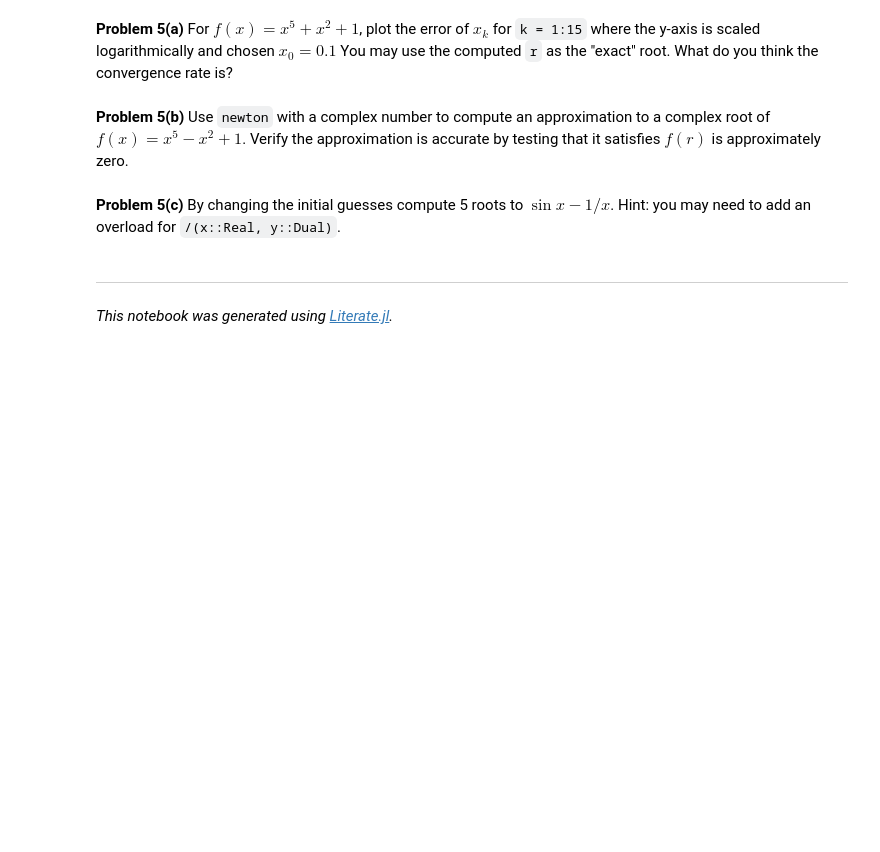
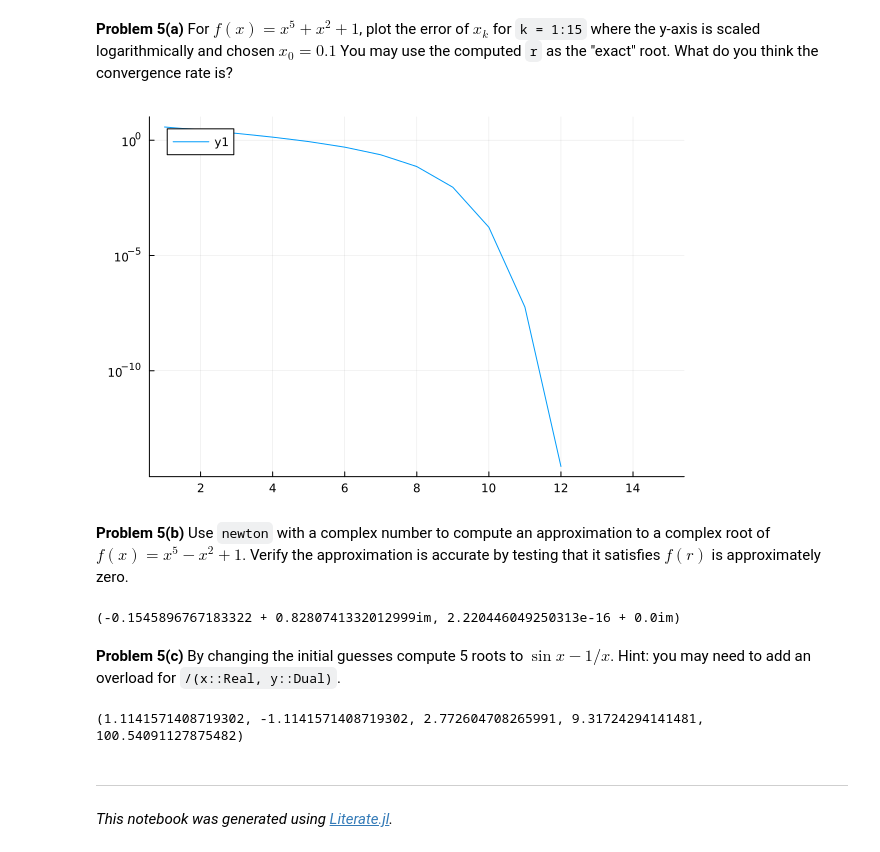
Before and after one commit to wx1424/MATH50003NumericalAnalysis, a Jupyter notebook: labs/lab2.ipynb, the cells around one changed output. Cells and saved outputs as stored; diff of their text form; code cells hidden in the pictures; blank space fills up the shorter version.

```diff
--- a/labs/lab2.ipynb
+++ b/labs/lab2.ipynb
@@ -532,6 +569,10 @@ y-axis is scaled logarithmically and chosen $x_0 = 0.1$ You may
 use the computed `r` as the "exact" root. What do you think the convergence rate is?
 # %%
 # TODO: compute and plot the error of `newton(f, 0.1, k)` for `k = 1:15`
+errs = [nanabs(newton(f, 0.1, j) - r) for j=1:15]
+plot([k for k=1:15], errs, yscale=:log10)
+# %% [output]
+[figure, added]
 # %% [markdown]
 **Problem 5(b)** Use `newton` with a complex number to compute
 an approximation to a complex root of $f(x) = x^5 - x^2 + 1$.
@@ -539,6 +580,10 @@ Verify the approximation is accurate by testing that it satisfies $f(r)$
 is approximately zero.
 # %%
 # TODO: By making the initial guess complex find a complex root.
+t = newton(f, im, 100)
+t, f(t)
+# %% [output]
+(-0.1545896767183322 + 0.8280741332012999im, 2.220446049250313e-16 + 0.0im)
 # %% [markdown]
 **Problem 5(c)** By changing the initial guesses compute 5 roots to
 $\sin x - 1/x$. Hint: you may need to add an overload for `/(x::Real, y::Dual)`.
@@ -547,3 +590,16 @@ $\sin x - 1/x$. Hint: you may need to add an overload for `/(x::Real, y::Dual)`.
+# %%
+# TODO: Use newton to compute roots of sin(x) - 1/x.
+p = x -> sin(x) - 1/x
+/(x::Real, y::Dual) = /(Dual(x), y)
+
+a1 = newton(p, 1, 100)
+a2 = newton(p, 2, 100)
+a3 = newton(p, 3, 100)
+a4 = newton(p, 10, 100)
+a5 = newton(p, 100, 100)
+a1, a2, a3, a4, a5
+# %% [output]
+(1.1141571408719302, -1.1141571408719302, 2.772604708265991, 9.31724294141481, 100.54091127875482)
 # %% [markdown]
 ---
 
```
Also changed, not shown: parts of 6 cells of this notebook.
